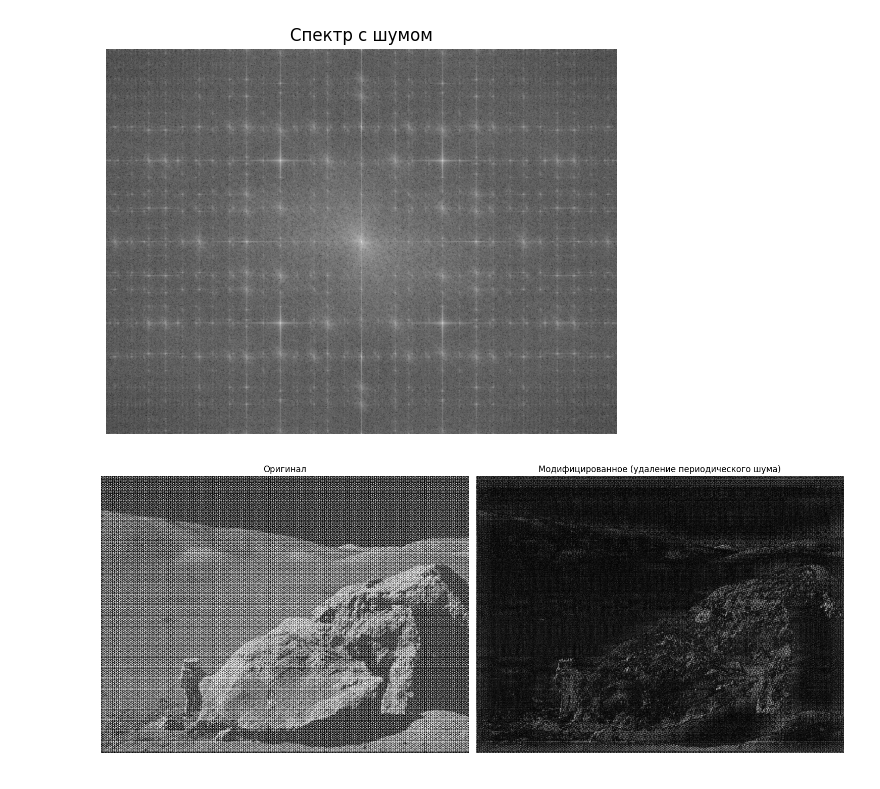
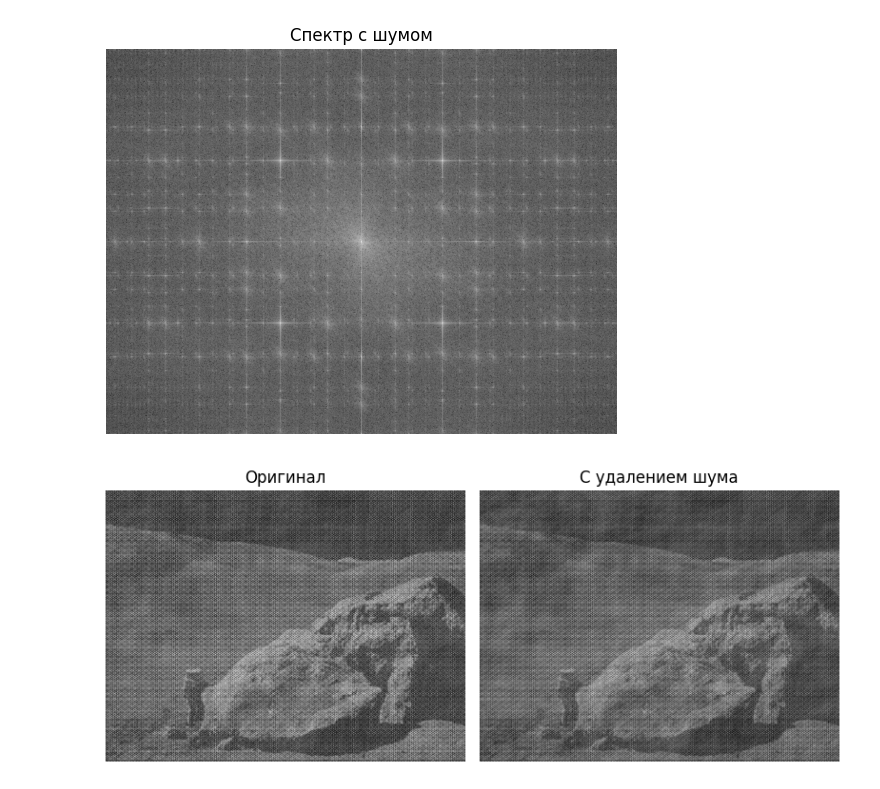
Before and after one commit to hardw3q/image-processing-unn, a Jupyter notebook: Practice_5_fft/Practice_5_fft.ipynb, the cells around one changed output. Cells and saved outputs as stored; diff of their text form; code cells hidden in the pictures.

```diff
--- a/Practice_5_fft/Practice_5_fft.ipynb
+++ b/Practice_5_fft/Practice_5_fft.ipynb
@@ -20,6 +0,0 @@ plt.show()
-# %%
-#Filter creating
-# Low pass filter
-mask = np.zeros((img.shape[0],img.shape[1],2),np.uint8)
-centerX, centerY = (int(img.shape[0] / 2),int(img.shape[1] / 2))
-mask[centerX-50:centerX+50, centerY - 50:centerY+50,:] = 1
@@ -104,37 +52,42 @@ plt.axis('off')
 plt.show()
 # %% [output]
 [figure]
-# %%
-peaks = peak_local_max(magnitude_spectrum, min_distance=15, threshold_abs=200)
-
-h, w = img.shape
-mask = np.ones_like(dft_shift, dtype=dft_shift.dtype)
-
-notch_radius = 5
-
-for r, c in peaks:
-    cv2.circle(mask, (c, r), notch_radius, (0, 0), thickness=-1)
-
-    r_sym = (h - r) % h
-    c_sym = (w - c) % w
-    cv2.circle(mask, (c_sym, r_sym), notch_radius, (0, 0), thickness=-1)
-
-fshift = dft_shift * mask
-img_back = cv2.idft(np.fft.ifftshift(fshift))
-img_back = cv2.magnitude(img_back[:, :, 0], img_back[:, :, 1])
-
-plt.figure(figsize=(15, 6))
-plt.subplot(1, 2, 1)
-plt.imshow(img, cmap='gray')
-plt.title('Оригинал')
-plt.axis('off')
-
-plt.subplot(1, 2, 2)
-plt.imshow(img_back, cmap='gray')
-plt.title('Модифицированное (удаление периодического шума)')
-plt.axis('off')
-
-plt.tight_layout()
-plt.show()
-# %% [output]
-[figure, removed]
+# %%
+def periodic_noise_deletion(img):
+    dft = cv2.dft(np.float32(img), flags=cv2.DFT_COMPLEX_OUTPUT)
+    dft_shift = np.fft.fftshift(dft)
+    magnitude_spectrum = 20 * np.log(cv2.magnitude(dft_shift[:, :, 0], dft_shift[:, :, 1]))
+    local_maxum = peak_local_max(magnitude_spectrum, min_distance=15, threshold_abs=200)
+
+    mask = np.copy(dft_shift)
+    mask[:, :, :] = 1
+
+    rows, cols = img.shape
+    hrow, hcol = rows // 2, cols // 2
+    for i in local_maxum:
+        r = np.int32(((i[0] - hrow)**2 + (i[1] - hcol)**2) ** (1 / 2))
+        cv2.circle(mask, (hrow, hcol), r, (0, 0))
+
+    dft_shift = dft_shift * mask
+    image_idft = cv2.idft(np.fft.ifftshift(dft_shift))
+    image_idft = cv2.magnitude(image_idft[:, :, 0], image_idft[:, :, 1])
+
+    return image_idft
+# %%
+images = {
+    "Оригинал": img,
+    "С удалением шума": periodic_noise_deletion(img),
+}
+
+fig, axs = plt.subplots(1, 2, figsize=(8, 5))
+
+col = 0
+for col, (key, img) in enumerate(images.items()):
+    axs[col].imshow(img, cmap="gray")
+    axs[col].set_title(key)
+    axs[col].axis("off")
+
+plt.tight_layout()
+plt.show()
+# %% [output]
+[figure, added]
```
Also changed, not shown: parts of 6 cells of this notebook.
